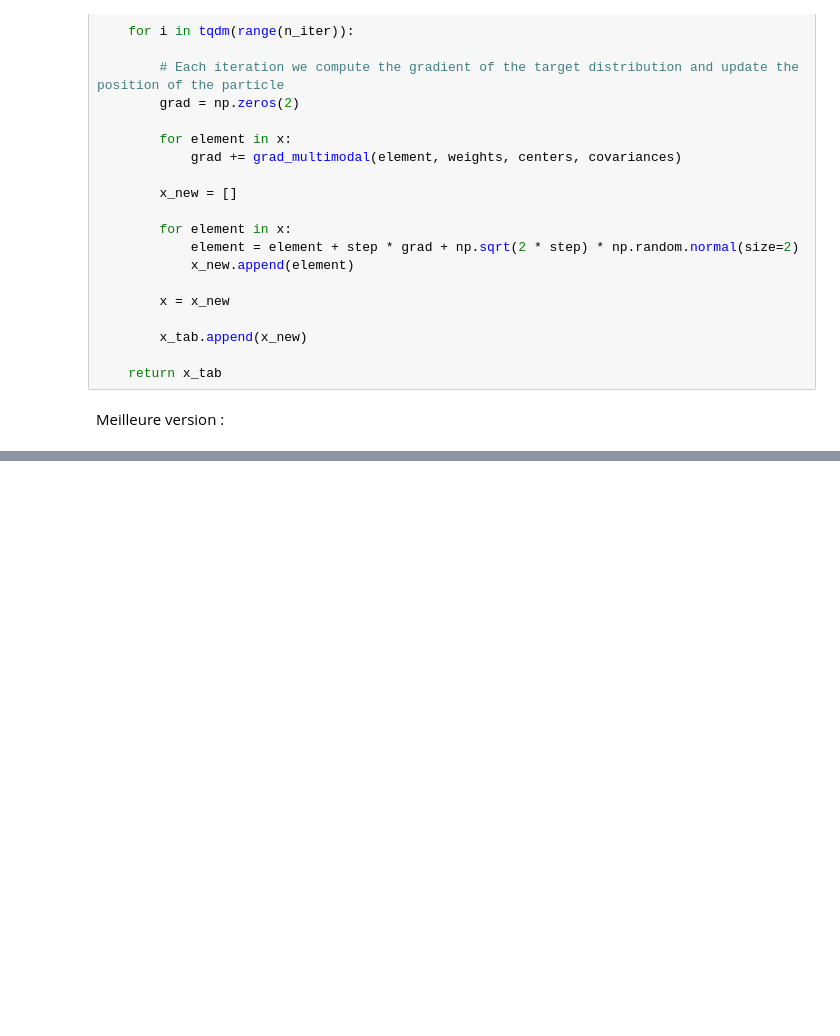
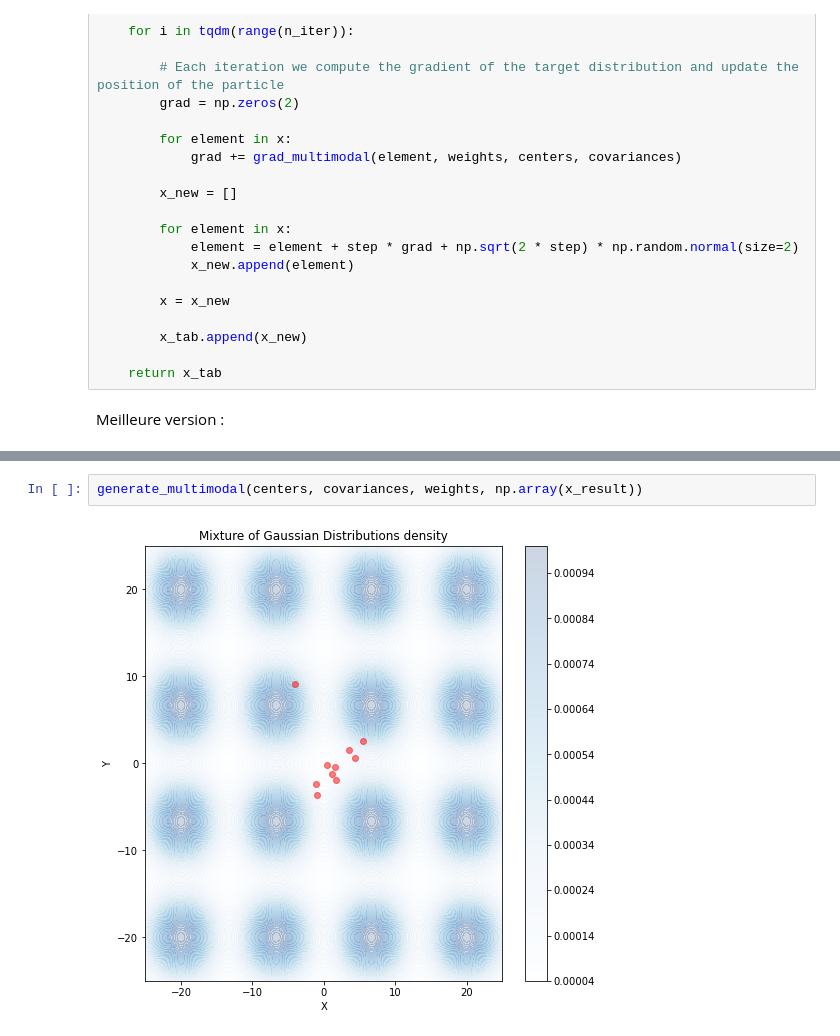
Before and after one commit to PyTomSss/Research_Project-Imperial_College, a Jupyter notebook: Dilation_path_experiment.ipynb, the cells around one changed output, grey strips where cells are left out. Saved outputs shown, nothing was run; the diff lists cells and outputs as text; blank space fills up the shorter version.

```diff
--- a/Dilation_path_experiment.ipynb
+++ b/Dilation_path_experiment.ipynb
@@ -332,0 +353,4 @@ generate_multimodal(centers, covariances, weights, np.array(x_result))
+# %%
+generate_multimodal(centers, covariances, weights, np.array(x_result))
+# %% [output]
+[figure, added]
```
Also changed, not shown: parts of 21 cells of this notebook.
